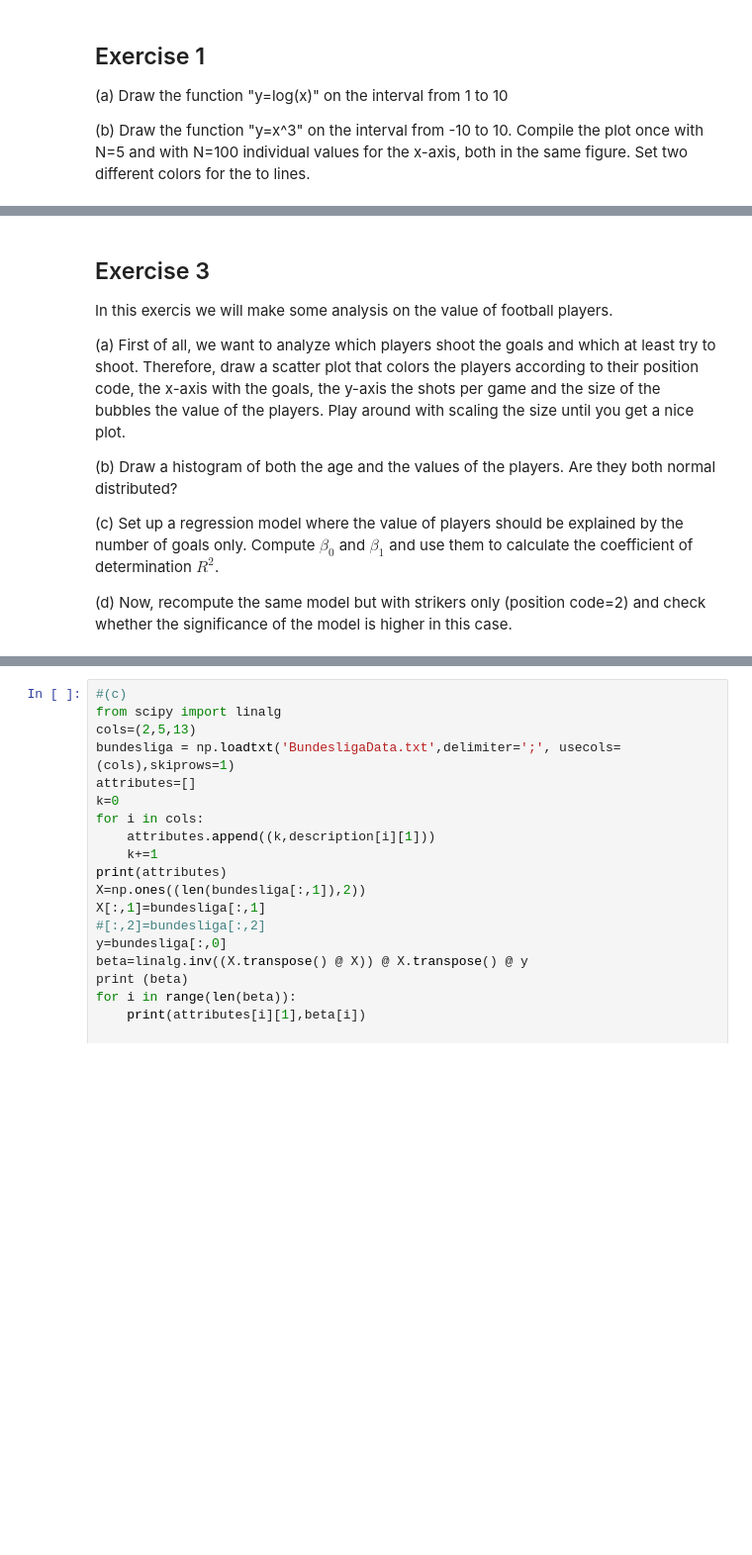
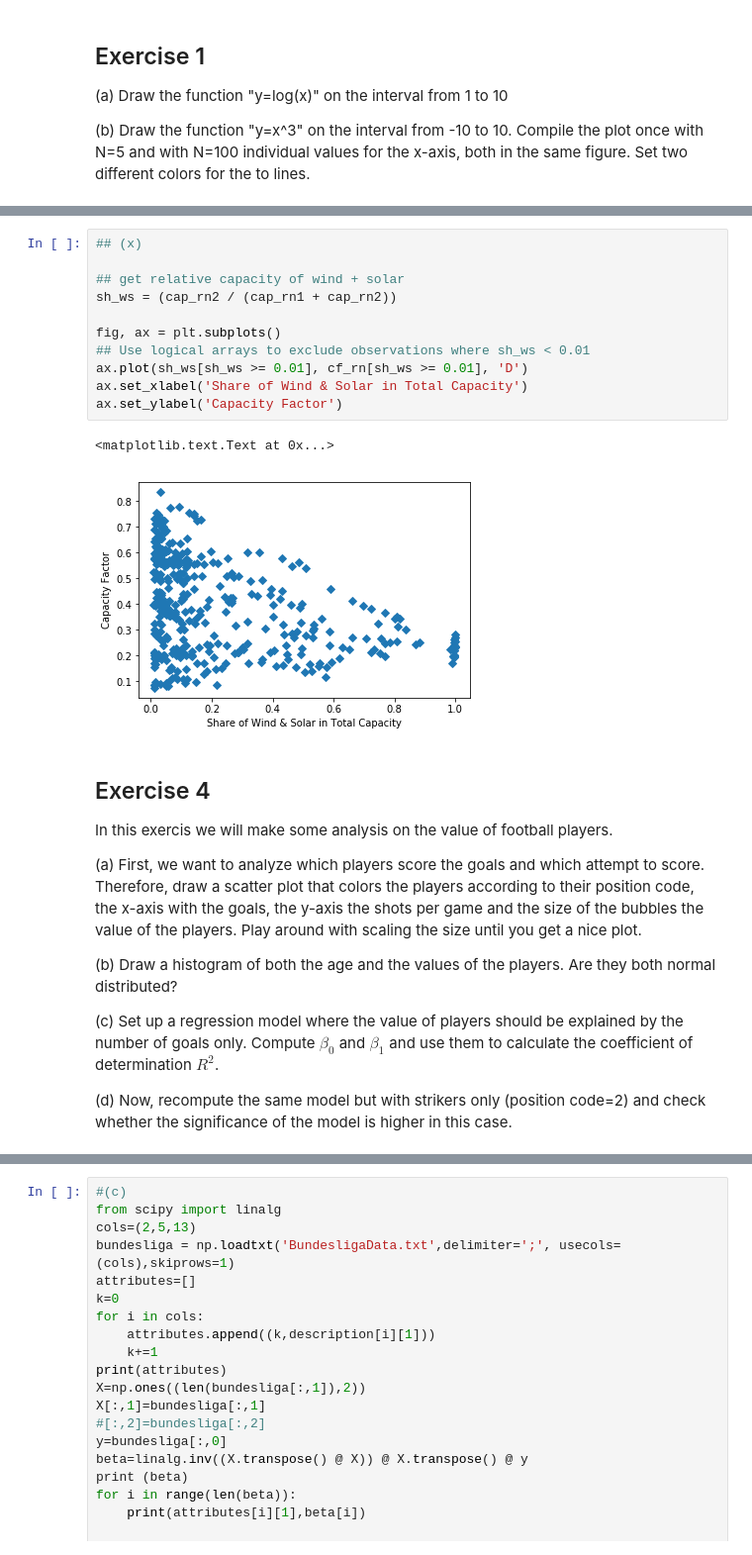
Before and after one commit to Moony2D/Python-Intro-ifo, a Jupyter notebook: PS_Scipy.ipynb, the cells around one changed output, grey strips where cells are left out. Shown at 99% size. Drawn from its saved outputs; the diff is of its cells as text; blank space fills up the shorter version.

```diff
--- a/PS_Scipy.ipynb
+++ b/PS_Scipy.ipynb
@@ -98,8 +140,22 @@ ax.set_ylim([0,10])
+# %%
+## (x)
+
+## get relative capacity of wind + solar
+sh_ws = (cap_rn2 / (cap_rn1 + cap_rn2))
+
+fig, ax = plt.subplots()
+## Use logical arrays to exclude observations where sh_ws < 0.01
+ax.plot(sh_ws[sh_ws >= 0.01], cf_rn[sh_ws >= 0.01], 'D')
+ax.set_xlabel('Share of Wind & Solar in Total Capacity')
+ax.set_ylabel('Capacity Factor')
+# %% [output]
+<matplotlib.text.Text at 0x...>
+[figure, added]
 # %% [markdown]
-## Exercise 3
+## Exercise 4
 In this exercis we will make some analysis on the value of football players.
 
-(a) First of all, we want to analyze which players shoot the goals and which at least try to shoot. Therefore, draw a scatter plot that colors the players according to their position code, the x-axis with the goals, the y-axis the shots per game and the size of the bubbles the value of the players. Play around with scaling the size until you get a nice plot.
+(a) First, we want to analyze which players score the goals and which attempt to score. Therefore, draw a scatter plot that colors the players according to their position code, the x-axis with the goals, the y-axis the shots per game and the size of the bubbles the value of the players. Play around with scaling the size until you get a nice plot.
 
 (b) Draw a histogram of both the age and the values of the players. Are they both normal distributed?
 
```
Also changed, not shown: parts of 19 cells of this notebook.
